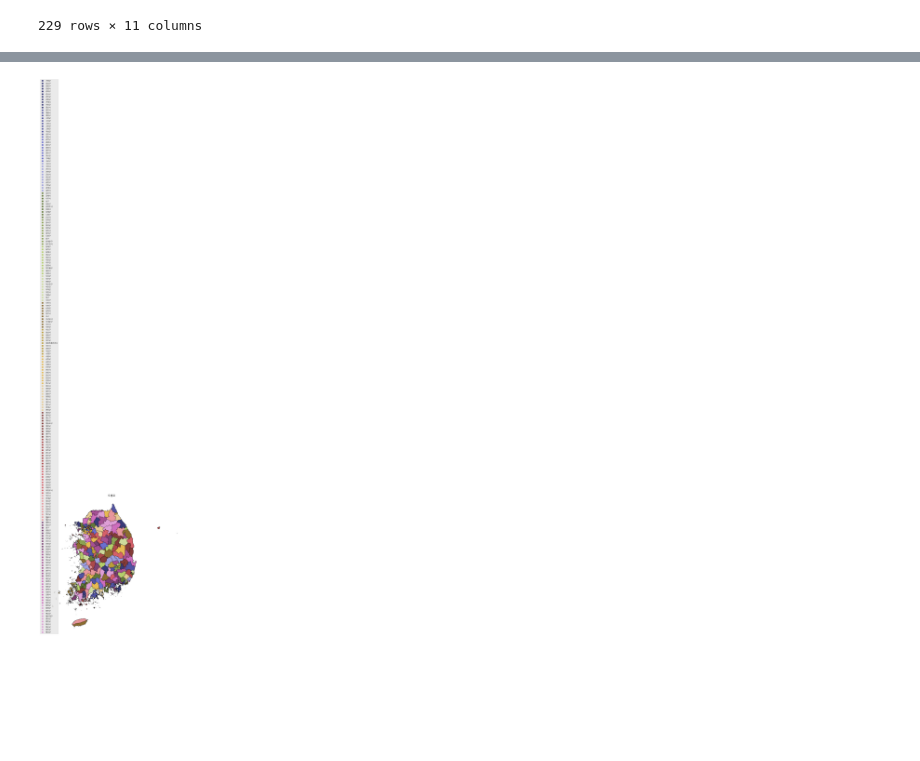
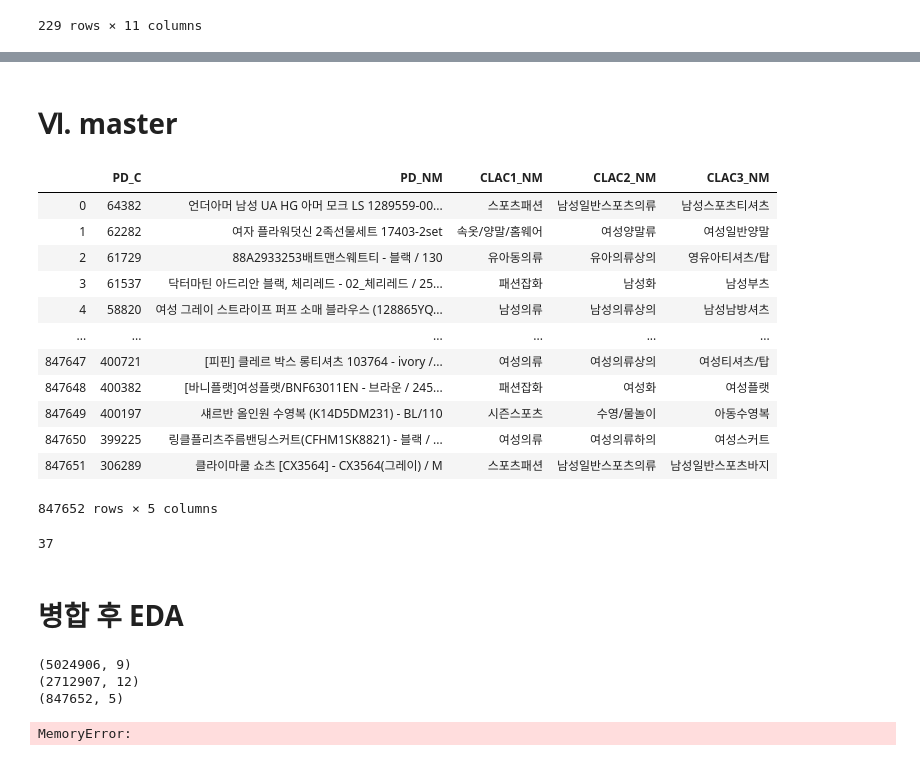
Before and after one commit to meucham11/Python3, a Jupyter notebook: Project/lpoint/lpoint.ipynb, the cells around one changed output, grey strips where cells are left out. Cells and saved outputs as stored; diff of their text form; code cells hidden in the pictures; blank space fills up the shorter version.

```diff
--- a/Project/lpoint/lpoint.ipynb
+++ b/Project/lpoint/lpoint.ipynb
@@ -910,8 +940,24 @@ plt.show()
-# %%
-ax = map_data.plot(figsize=(15, 15), column="SIG_KOR_NM", categorical=True,
-                cmap="tab20b", edgecolor="k", legend=True, legend_kwds={'loc': 3})
-ax.set_title("도별로")
-ax.set_axis_off()
-plt.show()
-# %% [output]
-[figure, removed]
+# %% [markdown]
+# Ⅵ. master
+# %%
+master
+# %% [output]
+|  | PD_C | PD_NM | CLAC1_NM | CLAC2_NM | CLAC3_NM |
+| 0 | 64382 | 언더아머 남성 UA HG 아머 모크 LS 1289559-00... | 스포츠패션 | 남성일반스포츠의류 | 남성스포츠티셔츠 |
+| 1 | 62282 | 여자 플라워덧신 2족선물세트 17403-2set | 속옷/양말/홈웨어 | 여성양말류 | 여성일반양말 |
+| 2 | 61729 | 88A2933253배트맨스웨트티 - 블랙 / 130 | 유아동의류 | 유아의류상의 | 영유아티셔츠/탑 |
+| 3 | 61537 | 닥터마틴 아드리안 블랙, 체리레드 - 02_체리레드 / 25... | 패션잡화 | 남성화 | 남성부츠 |
+| 4 | 58820 | 여성 그레이 스트라이프 퍼프 소매 블라우스 (128865YQ... | 남성의류 | 남성의류상의 | 남성남방셔츠 |
+| ... | ... | ... | ... | ... | ... |
+| 847647 | 400721 | [피핀] 클레르 박스 롱티셔츠 103764 - ivory /... | 여성의류 | 여성의류상의 | 여성티셔츠/탑 |
+| 847648 | 400382 | [바니플랫]여성플랫/BNF63011EN - 브라운 / 245... | 패션잡화 | 여성화 | 여성플랫 |
+| 847649 | 400197 | 섀르반 올인원 수영복 (K14D5DM231) - BL/110 | 시즌스포츠 | 수영/물놀이 | 아동수영복 |
+| 847650 | 399225 | 링클플리츠주름밴딩스커트(CFHM1SK8821) - 블랙 / ... | 여성의류 | 여성의류하의 | 여성스커트 |
+| 847651 | 306289 | 클라이마쿨 쇼츠 [CX3564] - CX3564(그레이) / M | 스포츠패션 | 남성일반스포츠의류 | 남성일반스포츠바지 |
+847652 rows × 5 columns
+# %%
+len(master['CLAC1_NM'].unique())
+# %% [output]
+37
+# %% [markdown]
+# 병합 후 EDA
@@ -917,0 +967,12 @@ plt.show()
+# %%
+print(product.shape)
+print(session.shape)
+print(master.shape)
+# %% [output]
+(5024906, 9)
+(2712907, 12)
+(847652, 5)
+# %%
+prod_sess=pd.merge(product,session,on='CLNT_ID',how='left')
+# %% [output]
+MemoryError:
```
Also changed, not shown: parts of 14 cells of this notebook.
